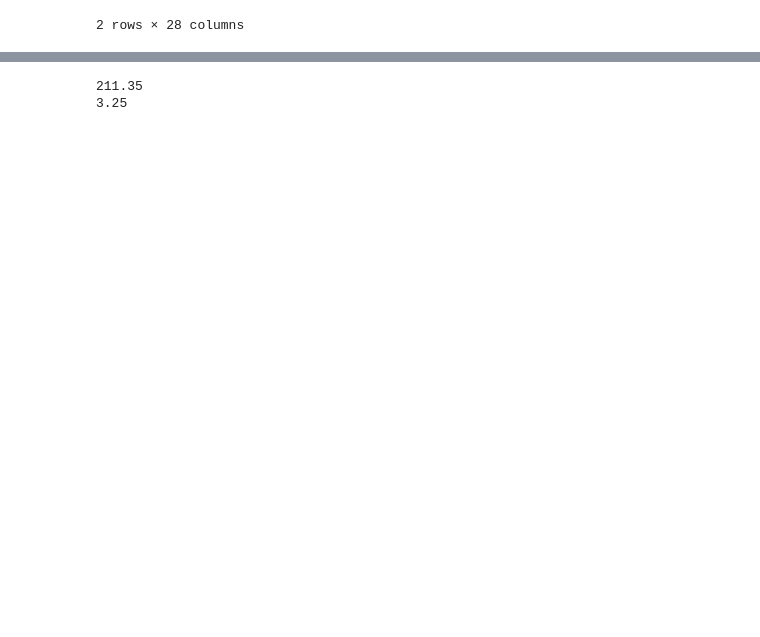
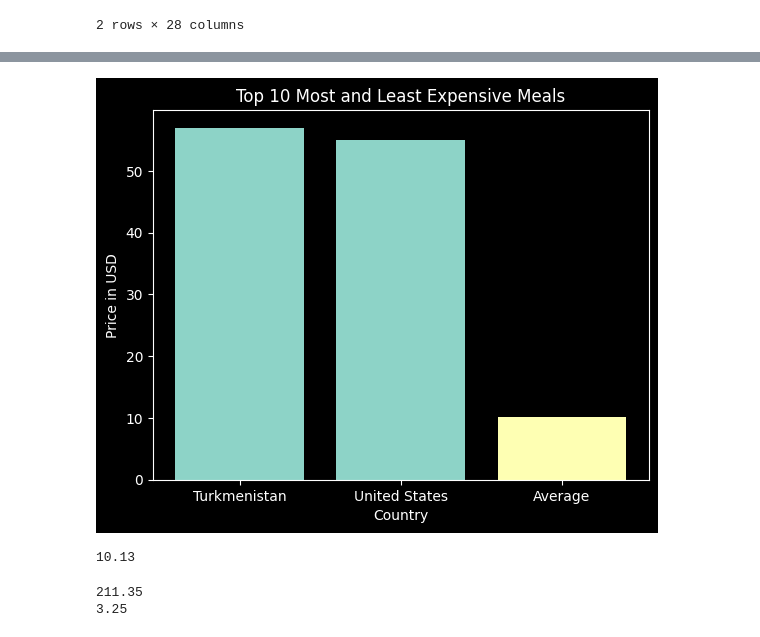
Before and after one commit to Reed-Carter/Global-Cost-of-Living, a Jupyter notebook: phil-project.ipynb, the cells around one changed output, grey strips where cells are left out. Drawn from its saved outputs; the diff is of its cells as text; code cells hidden in the pictures; blank space fills up the shorter version.

Commit message:
working out how to create bar graph.

```diff
--- a/phil-project.ipynb
+++ b/phil-project.ipynb
@@ -172,4 +166,32 @@ Fort Dodge           United States    50.00
 Name: Meal, dtype: float64
+# %%
+top_5_meal_values = [56.98, 56.98, 55.00, 50.00, 50.00]
+top_5_meal_locations = ['Turkmenistan', 'Turkmenistan', 'United States', 'United States', 'United States']
+# %%
+# Create bar graph
+plt.style.use('dark_background')
+
+plt.title('Top 10 Most and Least Expensive Meals')
+
+plt.bar(top_5_meal_locations, top_5_meal_values)
+# plt.bar(bottom_5_meal_location, bottom_5_meal_values)
+# plt.bar('Turkmenistan',)
+plt.bar('Average', meal_average)
+
+plt.xlabel('Country')
+plt.ylabel('Price in USD')
+
+plt.show()
+# %% [output]
+[figure, added]
+# %%
+# Find average of the meal column
+meal_len = cost_of_living.Meal.count()
+meal_sum = cost_of_living.Meal.sum()
+meal_average = round(meal_sum/meal_len, 2)
+print(meal_average)
+# %% [output]
+10.13
 # %%
 # Find max and min values for meal for 2 column
 max_meal_for_2 = cost_of_living.Meal_For_2.max()
```
Also changed, not shown: parts of 4 cells of this notebook.
